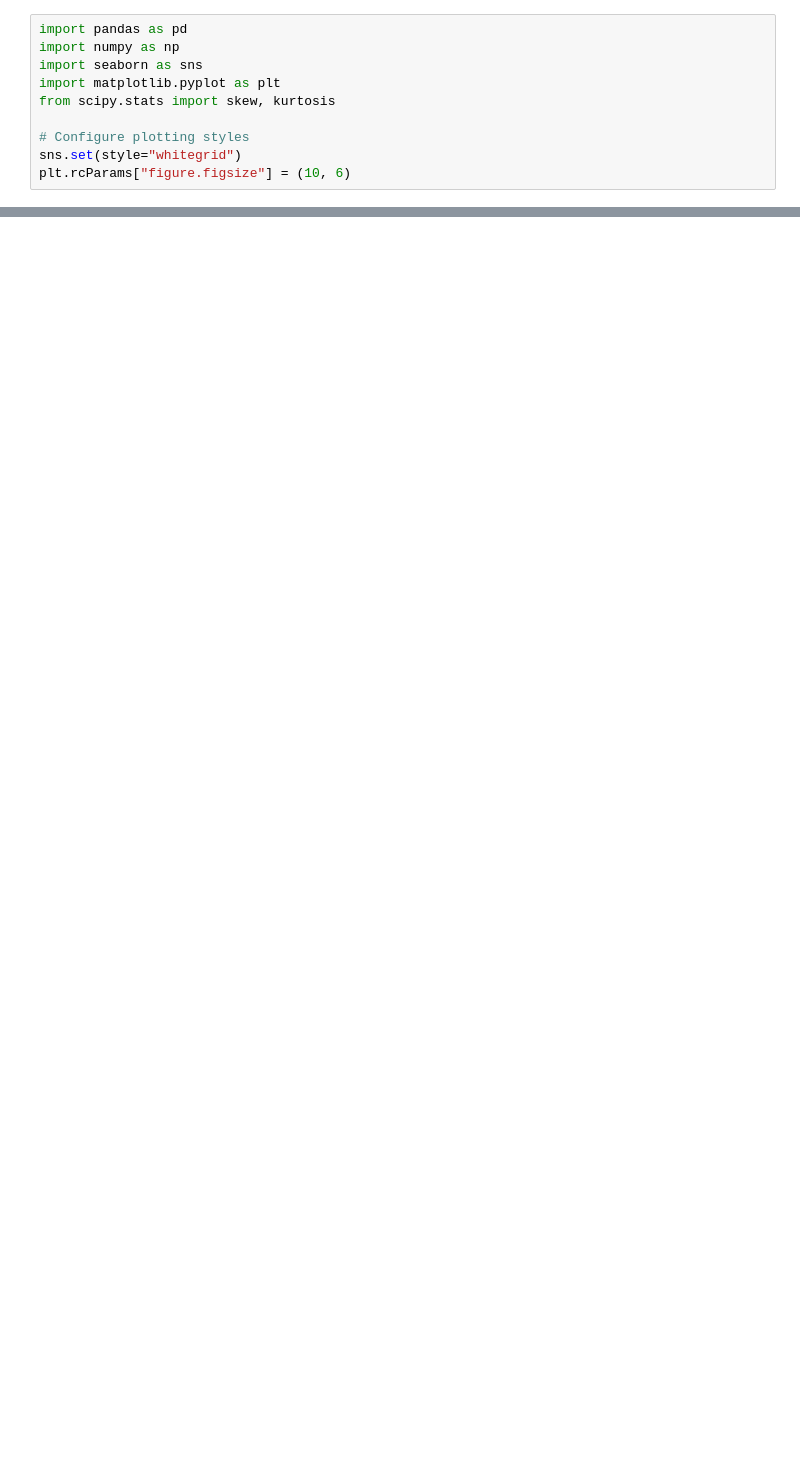
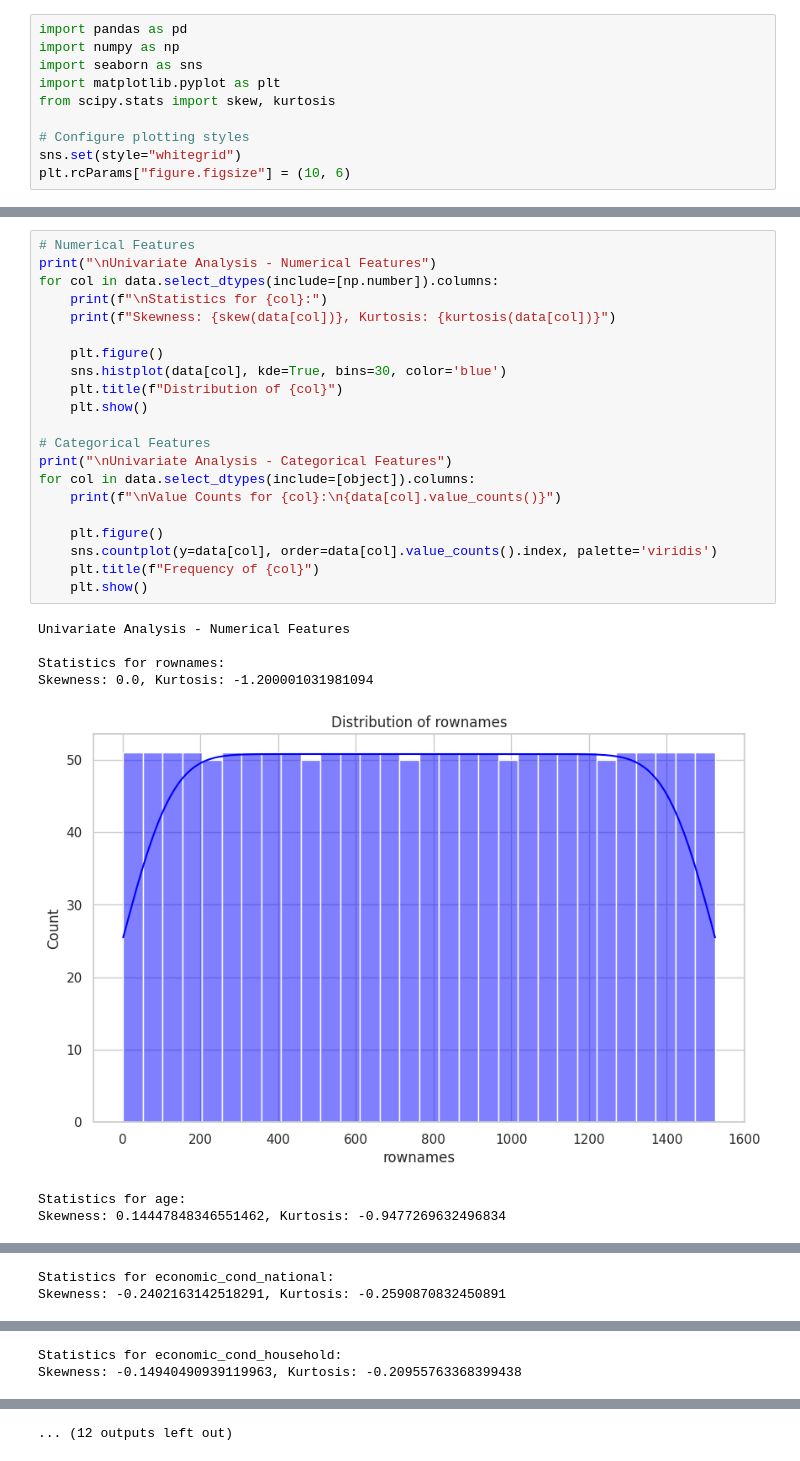
Before and after one commit to Sedhupxthi/EDA-21BDS0072, a Jupyter notebook: EDA_21BDS0072.ipynb, the cells around one changed output, grey strips where cells are left out. Drawn from its saved outputs; the diff is of its cells as text; blank space fills up the shorter version.

```diff
--- a/EDA_21BDS0072.ipynb
+++ b/EDA_21BDS0072.ipynb
@@ -107,0 +250,29 @@ for col in data.select_dtypes(include=[object]).columns:
+# %%
+# Numerical Features
+print("\nUnivariate Analysis - Numerical Features")
+for col in data.select_dtypes(include=[np.number]).columns:
+    print(f"\nStatistics for {col}:")
+    print(f"Skewness: {skew(data[col])}, Kurtosis: {kurtosis(data[col])}")
+
+    plt.figure()
+    sns.histplot(data[col], kde=True, bins=30, color='blue')
+    plt.title(f"Distribution of {col}")
+    plt.show()
+
+# Categorical Features
+print("\nUnivariate Analysis - Categorical Features")
+for col in data.select_dtypes(include=[object]).columns:
+    print(f"\nValue Counts for {col}:\n{data[col].value_counts()}")
+
+    plt.figure()
+    sns.countplot(y=data[col], order=data[col].value_counts().index, palette='viridis')
+    plt.title(f"Frequency of {col}")
+    plt.show()
+# %% [output]
+Univariate Analysis - Numerical Features
+
+Statistics for rownames:
+Skewness: 0.0, Kurtosis: -1.200001031981094
+[figure, added]
+Statistics for age:
+Skewness: 0.14447848346551462, Kurtosis: -0.9477269632496834
@@ -107,0 +280,2 @@ for col in data.select_dtypes(include=[object]).columns:
+Statistics for economic_cond_national:
+Skewness: -0.2402163142518291, Kurtosis: -0.2590870832450891
@@ -107,0 +283,2 @@ for col in data.select_dtypes(include=[object]).columns:
+Statistics for economic_cond_household:
+Skewness: -0.14940490939119963, Kurtosis: -0.20955763368399438
@@ -108,3 +292,4 @@ for col in data.select_dtypes(include=[object]).columns:
+... (12 outputs left out)
 # %%
 # Numerical vs Numerical
 print("\nBivariate Analysis - Correlation Matrix")
```
Also changed, not shown: parts of 13 cells of this notebook.
